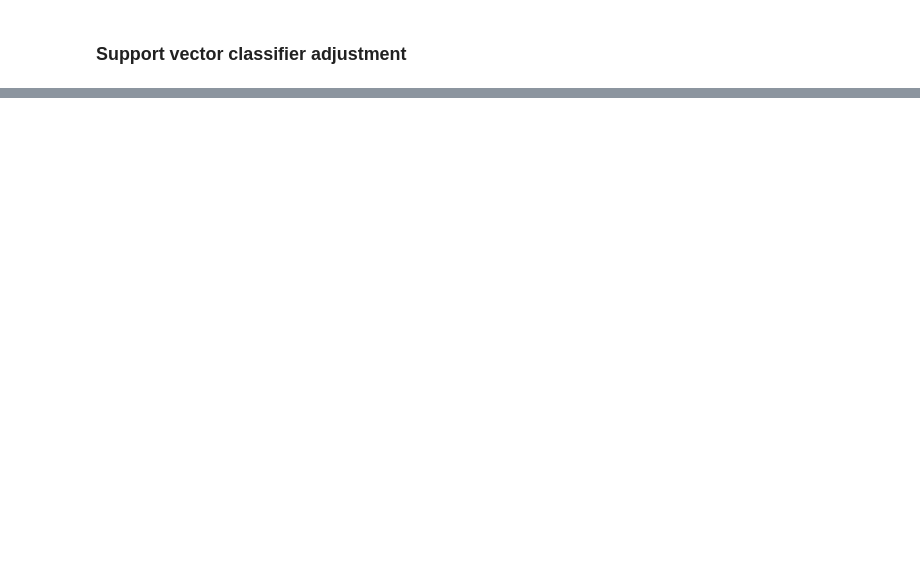
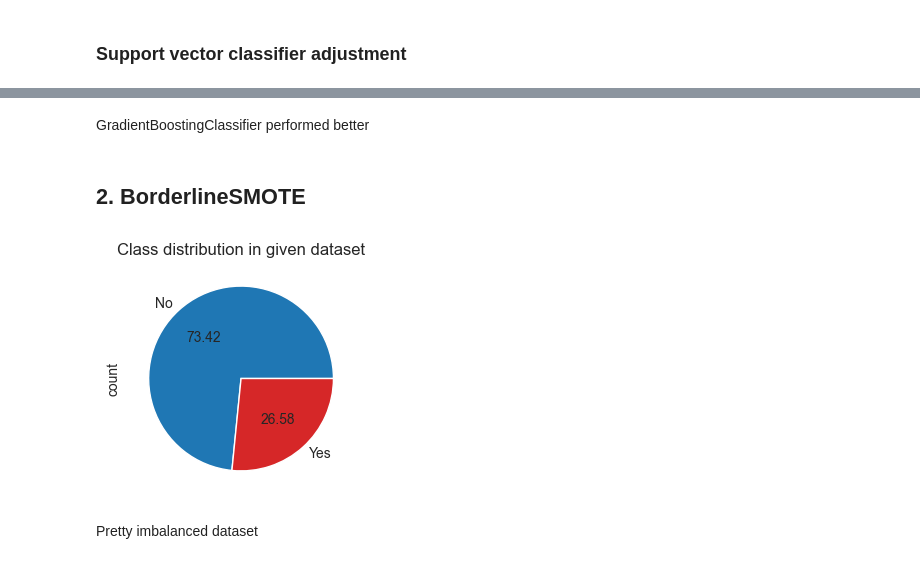
Before and after one commit to natix-x/Telco-Customer-Churn-Prediction, a Jupyter notebook: data_modelling.ipynb, the cells around one changed output, grey strips where cells are left out. Cells and saved outputs as stored; diff of their text form; code cells hidden in the pictures; blank space fills up the shorter version.

Commit message:
GBC with BorderlineSMOTHE

```diff
--- a/data_modelling.ipynb
+++ b/data_modelling.ipynb
@@ -198,0 +195,13 @@ roc_auc_score = 0.7
+# %% [markdown]
+GradientBoostingClassifier performed better
+# %% [markdown]
+## 2. BorderlineSMOTE
+# %%
+plt.figure(figsize=(3,3))
+colors = [sns.color_palette("tab10")[0], sns.color_palette("tab10")[3]]
+df["Churn"].value_counts().plot.pie(autopct="%.2f", colors=colors)
+plt.title("Class distribution in given dataset");
+# %% [output]
+[figure, added]
+# %% [markdown]
+Pretty imbalanced dataset
```
Also changed, not shown: parts of 32 cells of this notebook.
